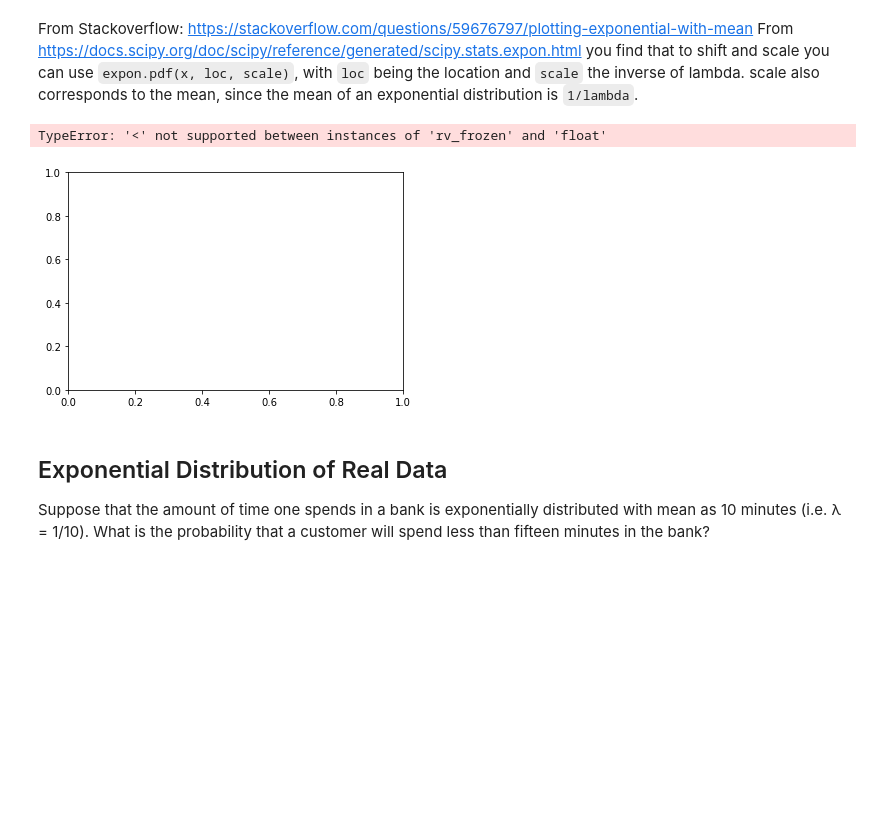
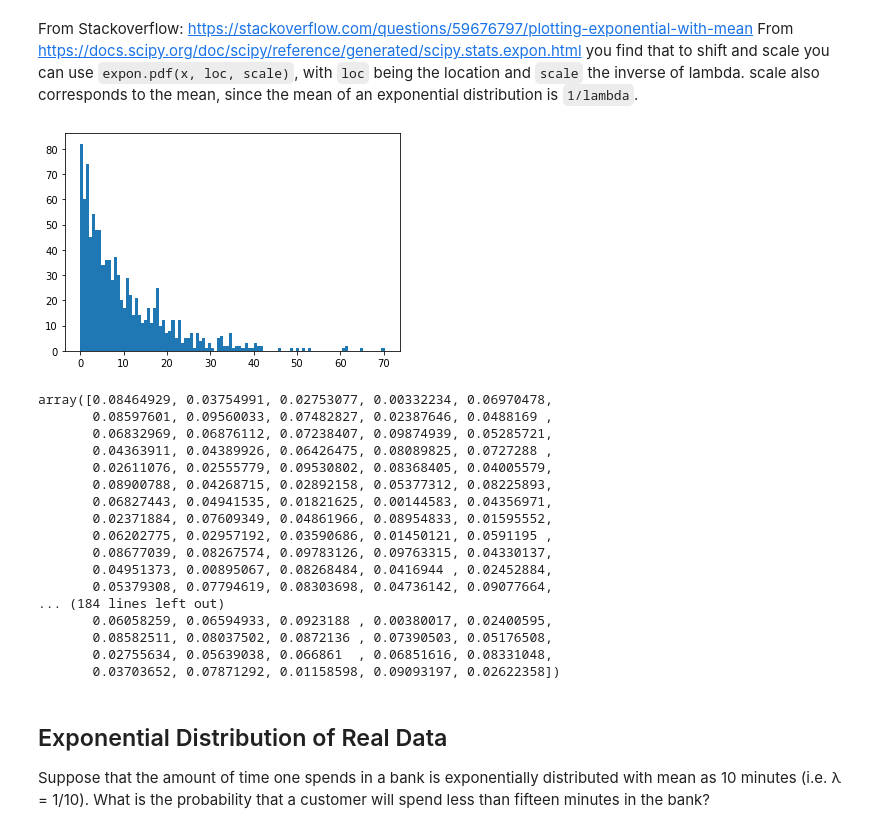
Before and after one commit to ksaslow/data-pt-ber-08-20, a Jupyter notebook: Labs/module-2_labs/01_statistics/07_lab-continuous-probability-distribution/your-code/main-Kate.ipynb, the cells around one changed output. Saved outputs shown, nothing was run; the diff lists cells and outputs as text; code cells hidden in the pictures; blank space fills up the shorter version.

```diff
--- a/Labs/module-2_labs/01_statistics/07_lab-continuous-probability-distribution/your-code/main-Kate.ipynb
+++ b/Labs/module-2_labs/01_statistics/07_lab-continuous-probability-distribution/your-code/main-Kate.ipynb
@@ -175,26 +175,35 @@ From https://docs.scipy.org/doc/scipy/reference/generated/scipy.stats.expon.html
 # %%
 # your code here
 from scipy.stats import expon
 
 def expon_dist(s):
-    x = scipy.stats.expon(scale=s)
+    x = scipy.stats.expon(scale=s).rvs(size=1000)
     plt.hist(x, bins=100)
     plt.show()
 
 
 expon_dist(10)
-
-# exp = expon(1)
-# print(exp.pdf(4))
-# print(exp.cdf(2))
-# print(exp.rvs())
-# x = np.linspace(0,10,100)
-# y = expon.pdf(x)
-# fig, ax = plt.subplots(1, 1)
-# ax.plot(x,y)
+x = scipy.stats.expon(scale=10).rvs(size=1000)
+expon.pdf(x, 0, 10)
 # %% [output]
+[figure, new version]
-TypeError: '<' not supported between instances of 'rv_frozen' and 'float'
+array([0.08464929, 0.03754991, 0.02753077, 0.00332234, 0.06970478,
+       0.08597601, 0.09560033, 0.07482827, 0.02387646, 0.0488169 ,
+       0.06832969, 0.06876112, 0.07238407, 0.09874939, 0.05285721,
+       0.04363911, 0.04389926, 0.06426475, 0.08089825, 0.0727288 ,
+       0.02611076, 0.02555779, 0.09530802, 0.08368405, 0.04005579,
+       0.08900788, 0.04268715, 0.02892158, 0.05377312, 0.08225893,
+       0.06827443, 0.04941535, 0.01821625, 0.00144583, 0.04356971,
+       0.02371884, 0.07609349, 0.04861966, 0.08954833, 0.01595552,
+       0.06202775, 0.02957192, 0.03590686, 0.01450121, 0.0591195 ,
+       0.08677039, 0.08267574, 0.09783126, 0.09763315, 0.04330137,
+       0.04951373, 0.00895067, 0.08268484, 0.0416944 , 0.02452884,
+       0.05379308, 0.07794619, 0.08303698, 0.04736142, 0.09077664,
+... (184 lines left out)
+       0.06058259, 0.06594933, 0.0923188 , 0.00380017, 0.02400595,
+       0.08582511, 0.08037502, 0.0872136 , 0.07390503, 0.05176508,
+       0.02755634, 0.05639038, 0.066861  , 0.06851616, 0.08331048,
+       0.03703652, 0.07871292, 0.01158598, 0.09093197, 0.02622358])
-[figure, old version]
 # %%
 scipy.stats.expon?
 # %% [markdown]
```
Also changed, not shown: parts of 4 cells of this notebook, 1 other file.
